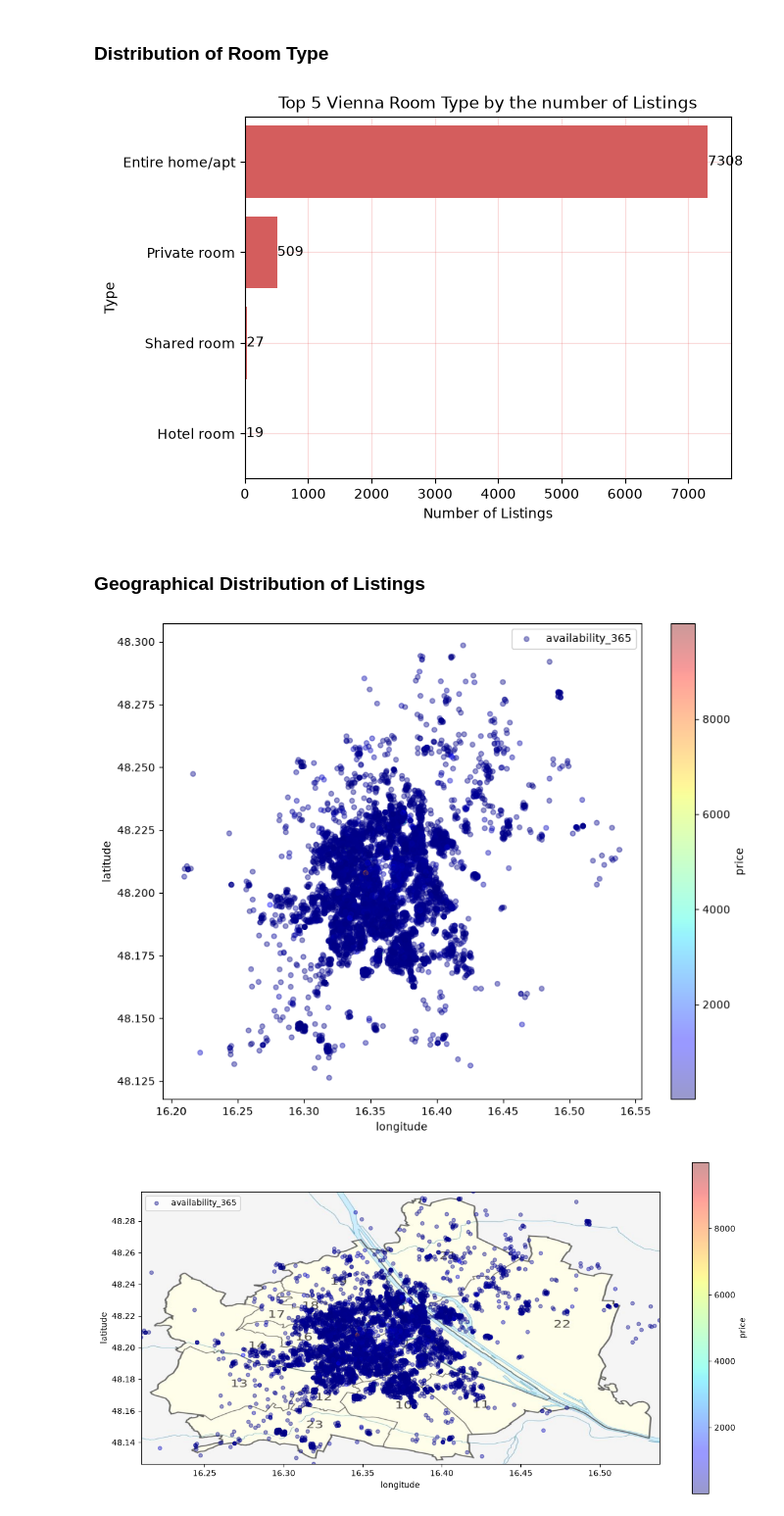
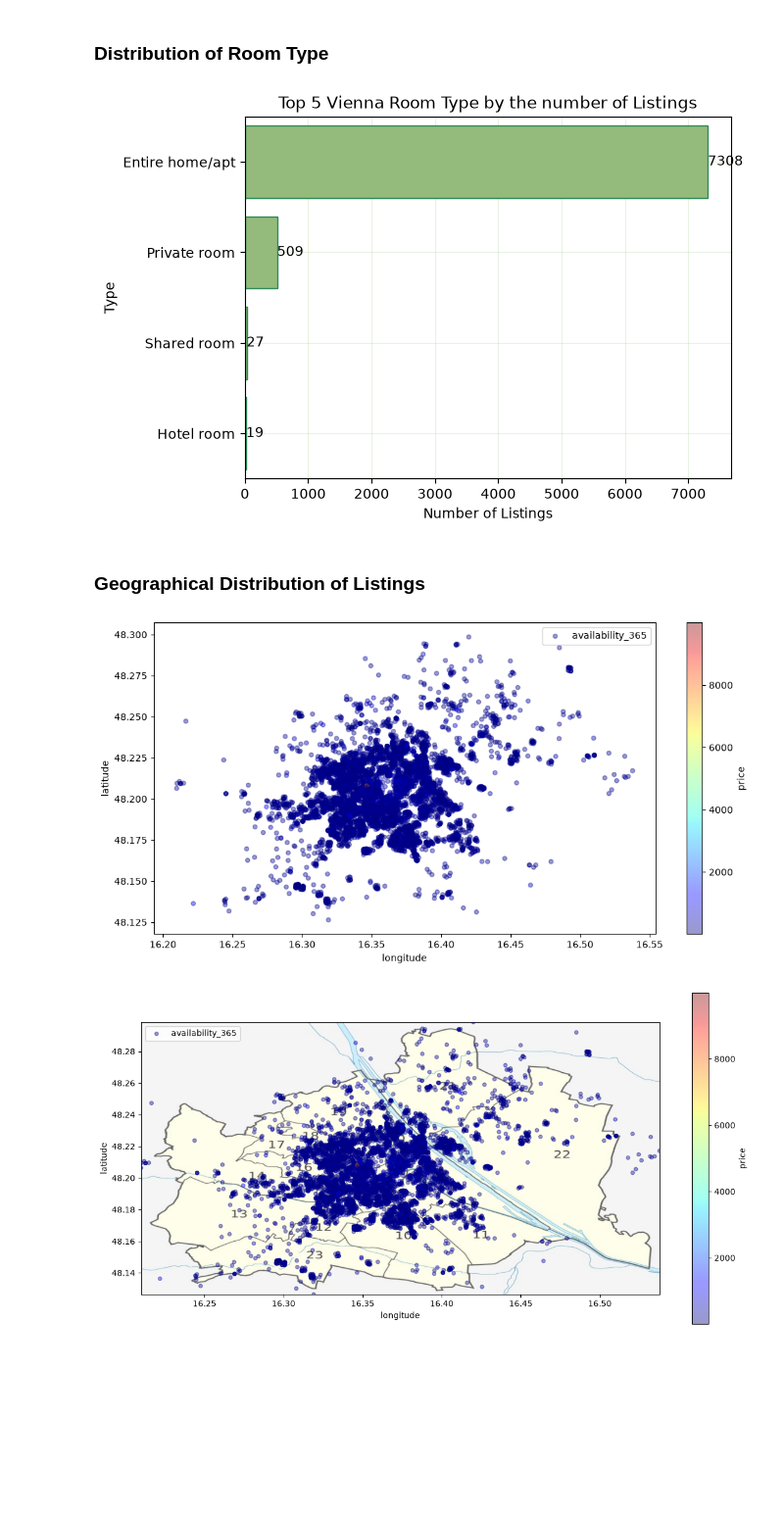
Before and after one commit to CccRosela/Vienna-Airbnb-Data-Analysis, a Jupyter notebook: Airbnb_Project/notebook/Airbnb_Analysis.ipynb, the cells around one changed output. Shown at 98% size. Saved outputs shown, nothing was run; the diff lists cells and outputs as text; code cells hidden in the pictures; blank space fills up the shorter version.

```diff
--- a/Airbnb_Project/notebook/Airbnb_Analysis.ipynb
+++ b/Airbnb_Project/notebook/Airbnb_Analysis.ipynb
@@ -73,5 +80,5 @@ from sklearn.ensemble import RandomForestRegressor
 # %%
-df = pd.read_csv('Airbnb_Project/data/listings.csv')
+df = pd.read_csv('/workspaces/Data-Analysis/Airbnb_Project/data/listings.csv')
 df.info()
 # %% [output]
 <class 'pandas.DataFrame'>
@@ -347,7 +404,8 @@ ax = sns.barplot(
     x= room.values,
     y= room.index,
     order= room.index,
-    color='#e84949'
+    color='#93C572',
+    edgecolor = '#2E8B57'
 )
 # Grid behind bars
 plt.gca().set_axisbelow(True)
@@ -356,30 +414,30 @@ ax.bar_label(ax.containers[0], fontsize=10);
 plt.xlabel('Number of Listings')
 plt.ylabel('Type')
 
-plt.grid(axis='both', alpha=0.2, color='#e84949')
+plt.grid(axis='both', alpha=0.2, color='#93C572')
 plt.title('Top 5 Vienna Room Type by the number of Listings')
 
-plt.savefig('Distribution of Room Type')
+plt.savefig(path + '/Airbnb_Project/notebook/Distribution_Room_Type.png')
 plt.show()
 # %% [output]
-[figure, old version]
+[figure, new version]
 # %% [markdown]
 ### Geographical Distribution of Listings
 # %%
 geo = airbnb.plot(
     kind='scatter',
     x='longitude',
     y='latitude',
     label='availability_365',
     c='price',
 
     cmap=plt.get_cmap('jet'),
     colorbar=True,
     alpha=0.4,
-    figsize=(10,8)
-    )
+    figsize=(12,6)
+)
 # %% [output]
-[figure, old version]
+[figure, new version]
 # %%
 plt.figure(figsize=(12,6))
 
```
Also changed, not shown: parts of 7 cells of this notebook, 8 other files.
